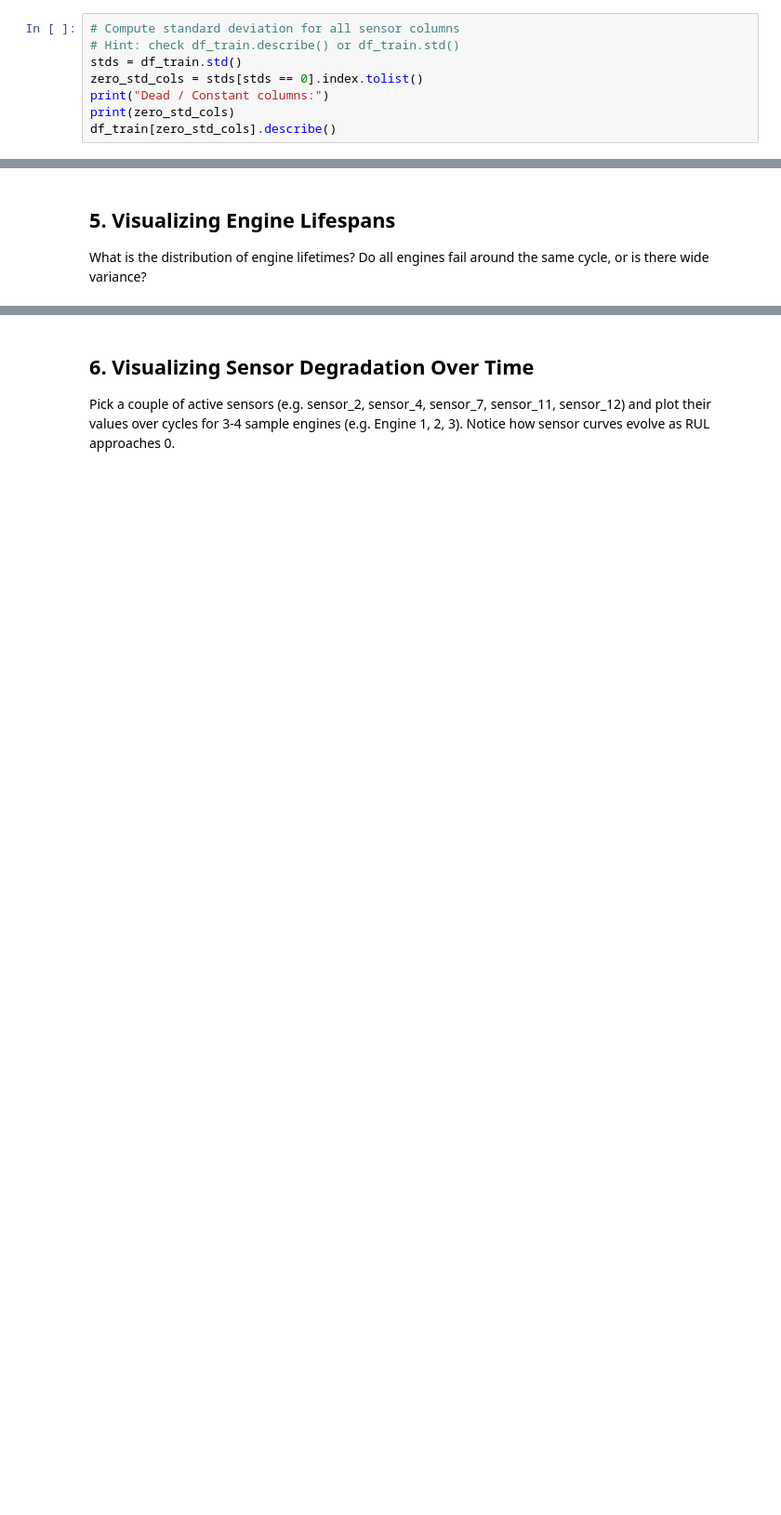
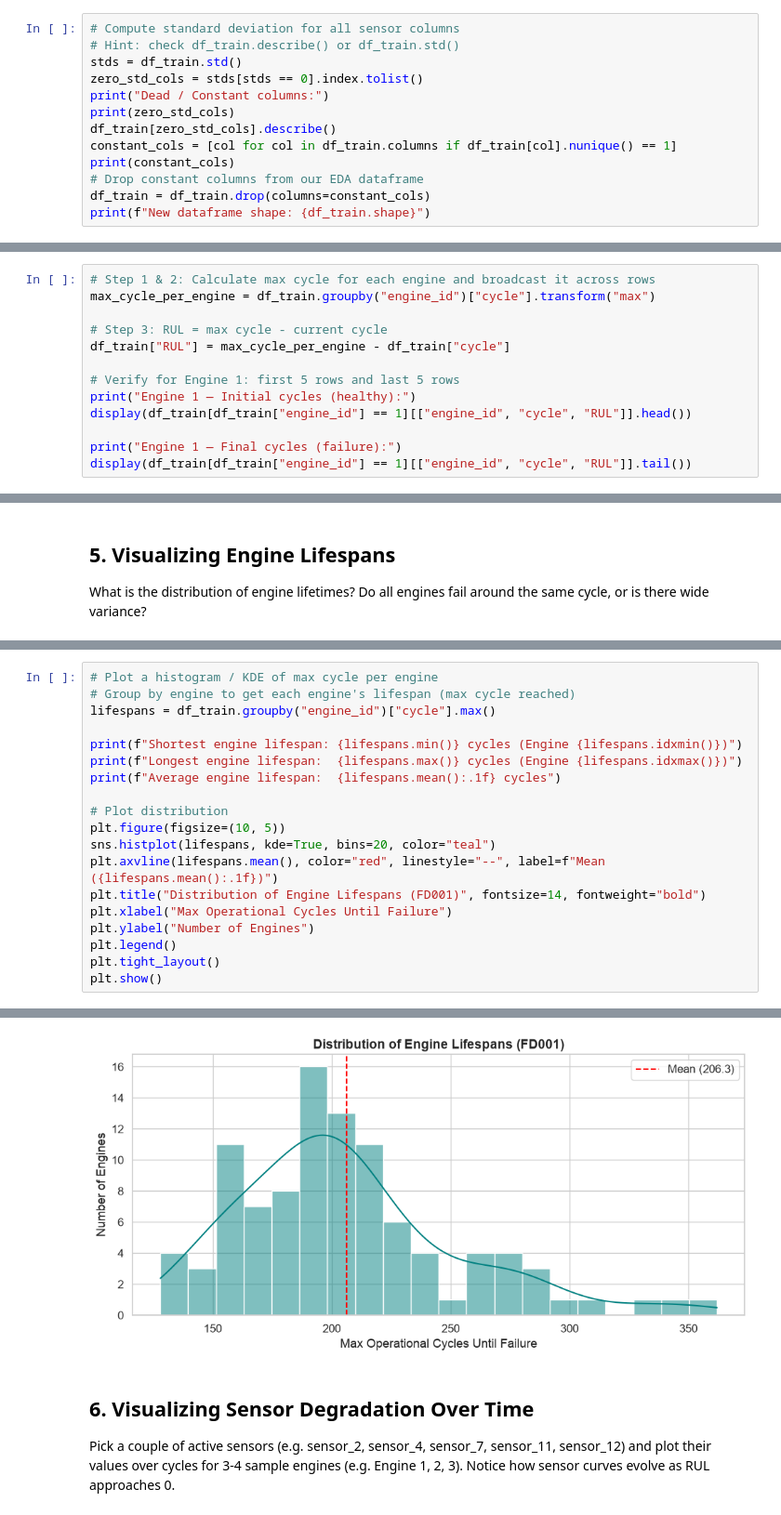
Before and after one commit to azizdaim/predictive-maintenance-rul, a Jupyter notebook: notebooks/01_eda.ipynb, the cells around one changed output, grey strips where cells are left out. Shown at 93% size. Cells and saved outputs as stored; diff of their text form; blank space fills up the shorter version.

```diff
--- a/notebooks/01_eda.ipynb
+++ b/notebooks/01_eda.ipynb
@@ -61,6 +61,11 @@ zero_std_cols = stds[stds == 0].index.tolist()
 print("Dead / Constant columns:")
 print(zero_std_cols)
 df_train[zero_std_cols].describe()
+constant_cols = [col for col in df_train.columns if df_train[col].nunique() == 1]
+print(constant_cols)
+# Drop constant columns from our EDA dataframe
+df_train = df_train.drop(columns=constant_cols)
+print(f"New dataframe shape: {df_train.shape}")
 # %% [output]
 Dead / Constant columns:
 ['setting_3', 'sensor_1', 'sensor_10', 'sensor_18', 'sensor_19']
@@ -88,0 +83,13 @@ Let's calculate this target column for `df_train`.
+# %%
+# Step 1 & 2: Calculate max cycle for each engine and broadcast it across rows
+max_cycle_per_engine = df_train.groupby("engine_id")["cycle"].transform("max")
+
+# Step 3: RUL = max cycle - current cycle
+df_train["RUL"] = max_cycle_per_engine - df_train["cycle"]
+
+# Verify for Engine 1: first 5 rows and last 5 rows
+print("Engine 1 — Initial cycles (healthy):")
+display(df_train[df_train["engine_id"] == 1][["engine_id", "cycle", "RUL"]].head())
+
+print("Engine 1 — Final cycles (failure):")
+display(df_train[df_train["engine_id"] == 1][["engine_id", "cycle", "RUL"]].tail())
@@ -94,0 +115,20 @@ What is the distribution of engine lifetimes? Do all engines fail around the sam
+# %%
+# Plot a histogram / KDE of max cycle per engine
+# Group by engine to get each engine's lifespan (max cycle reached)
+lifespans = df_train.groupby("engine_id")["cycle"].max()
+
+print(f"Shortest engine lifespan: {lifespans.min()} cycles (Engine {lifespans.idxmin()})")
+print(f"Longest engine lifespan:  {lifespans.max()} cycles (Engine {lifespans.idxmax()})")
+print(f"Average engine lifespan:  {lifespans.mean():.1f} cycles")
+
+# Plot distribution
+plt.figure(figsize=(10, 5))
+sns.histplot(lifespans, kde=True, bins=20, color="teal")
+plt.axvline(lifespans.mean(), color="red", linestyle="--", label=f"Mean ({lifespans.mean():.1f})")
+plt.title("Distribution of Engine Lifespans (FD001)", fontsize=14, fontweight="bold")
+plt.xlabel("Max Operational Cycles Until Failure")
+plt.ylabel("Number of Engines")
+plt.legend()
+plt.tight_layout()
+plt.show()
+# %% [output]
@@ -95,3 +138,4 @@ What is the distribution of engine lifetimes? Do all engines fail around the sam
+[figure, added]
 # %% [markdown]
 ## 6. Visualizing Sensor Degradation Over Time
 
```
Also changed, not shown: parts of 7 cells of this notebook, 6 other files.
